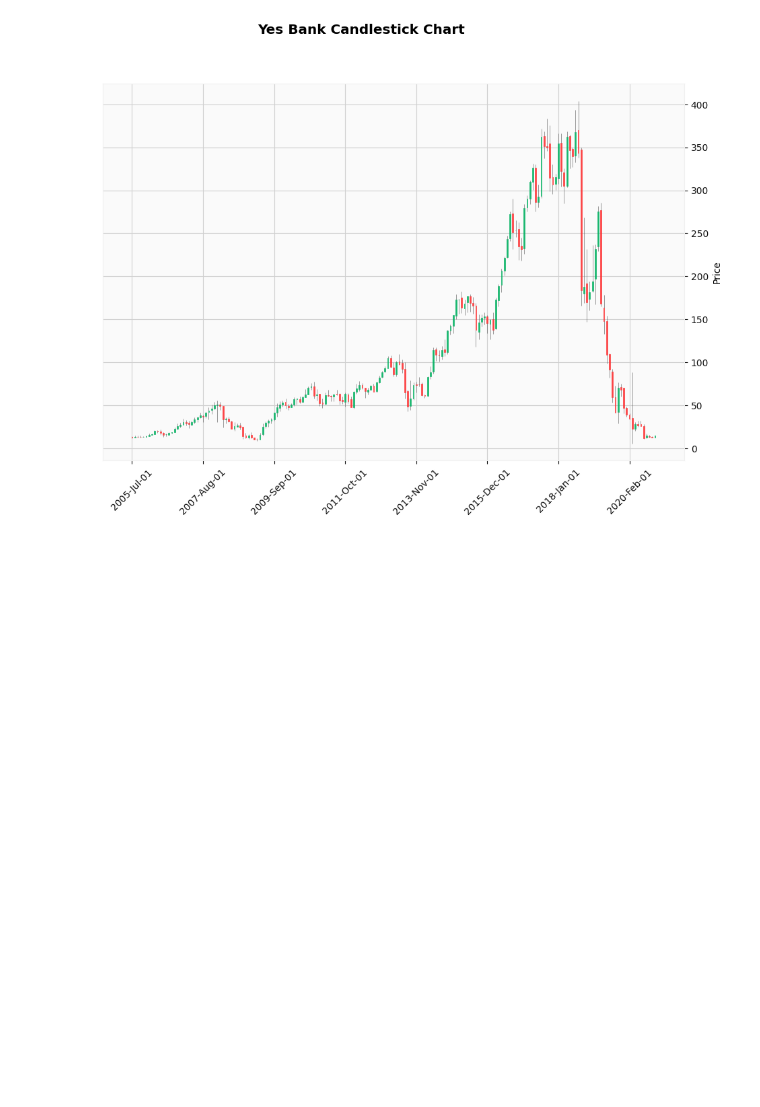
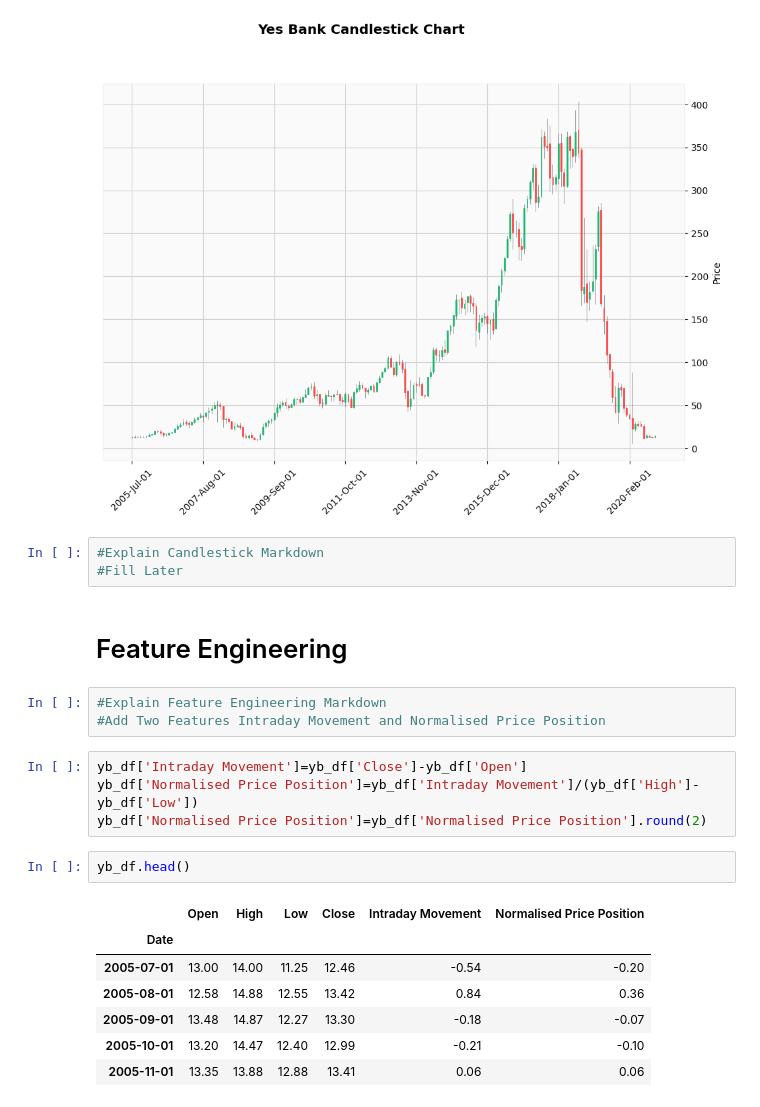
Before and after one commit to rksonu21/ML_Alma_Better, a Jupyter notebook: Yes_Bank_Regression.ipynb, the cells around one changed output. Saved outputs shown, nothing was run; the diff lists cells and outputs as text; blank space fills up the shorter version.

```diff
--- a/Yes_Bank_Regression.ipynb
+++ b/Yes_Bank_Regression.ipynb
@@ -57,3 +57,25 @@ import mplfinance as mpf
 mpf.plot(yb_df, type='candle', style='yahoo', ylabel='Price', ylabel_lower='Volume', figsize=(12,8), title= 'Yes Bank Candlestick Chart')
 # %% [output]
 [figure]
+# %%
+#Explain Candlestick Markdown
+#Fill Later
+# %% [markdown]
+# Feature Engineering
+# %%
+#Explain Feature Engineering Markdown
+#Add Two Features Intraday Movement and Normalised Price Position
+# %%
+yb_df['Intraday Movement']=yb_df['Close']-yb_df['Open']
+yb_df['Normalised Price Position']=yb_df['Intraday Movement']/(yb_df['High']-yb_df['Low'])
+yb_df['Normalised Price Position']=yb_df['Normalised Price Position'].round(2)
+# %%
+yb_df.head()
+# %% [output]
+|  | Open | High | Low | Close | Intraday Movement | Normalised Price Position |
+| Date |  |  |  |  |  |  |
+| 2005-07-01 | 13.00 | 14.00 | 11.25 | 12.46 | -0.54 | -0.20 |
+| 2005-08-01 | 12.58 | 14.88 | 12.55 | 13.42 | 0.84 | 0.36 |
+| 2005-09-01 | 13.48 | 14.87 | 12.27 | 13.30 | -0.18 | -0.07 |
+| 2005-10-01 | 13.20 | 14.47 | 12.40 | 12.99 | -0.21 | -0.10 |
+| 2005-11-01 | 13.35 | 13.88 | 12.88 | 13.41 | 0.06 | 0.06 |
```
